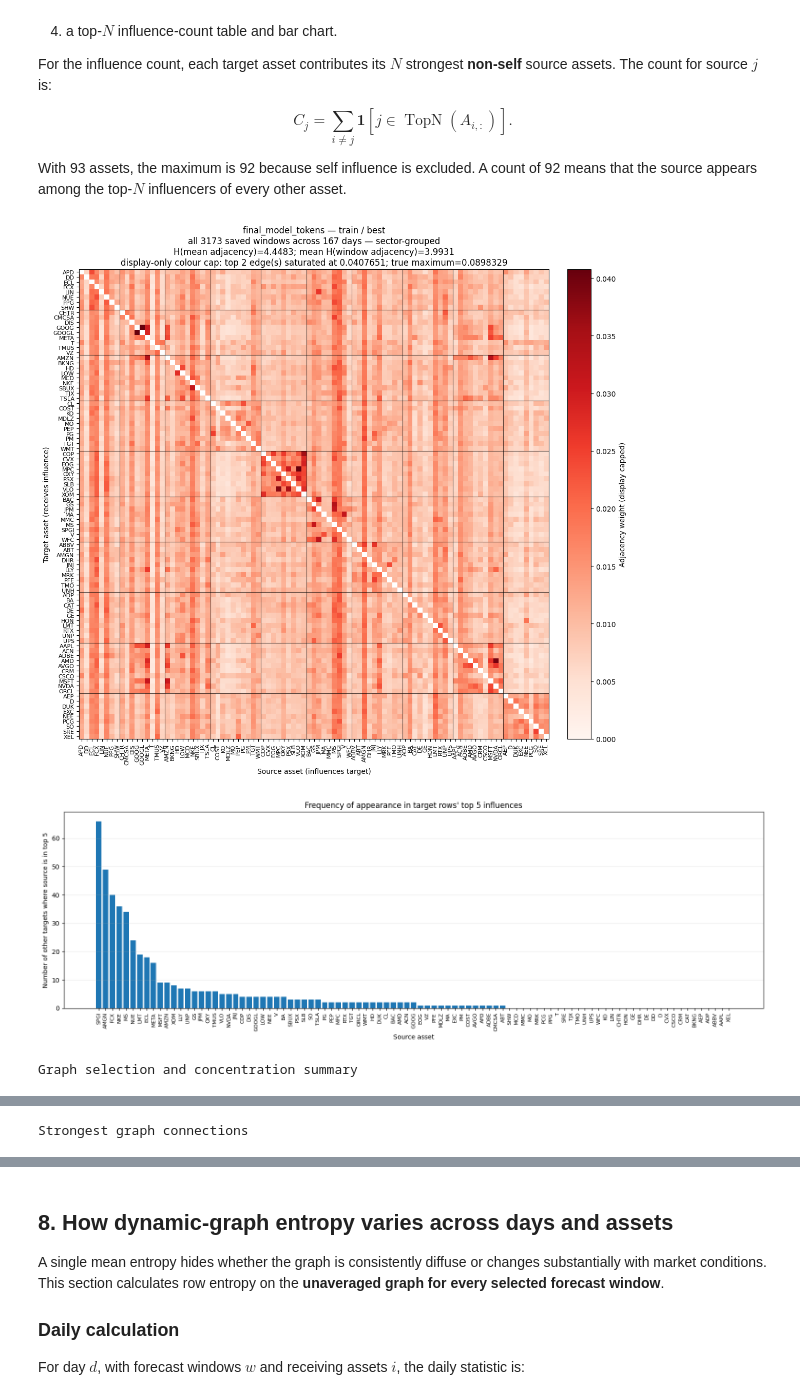
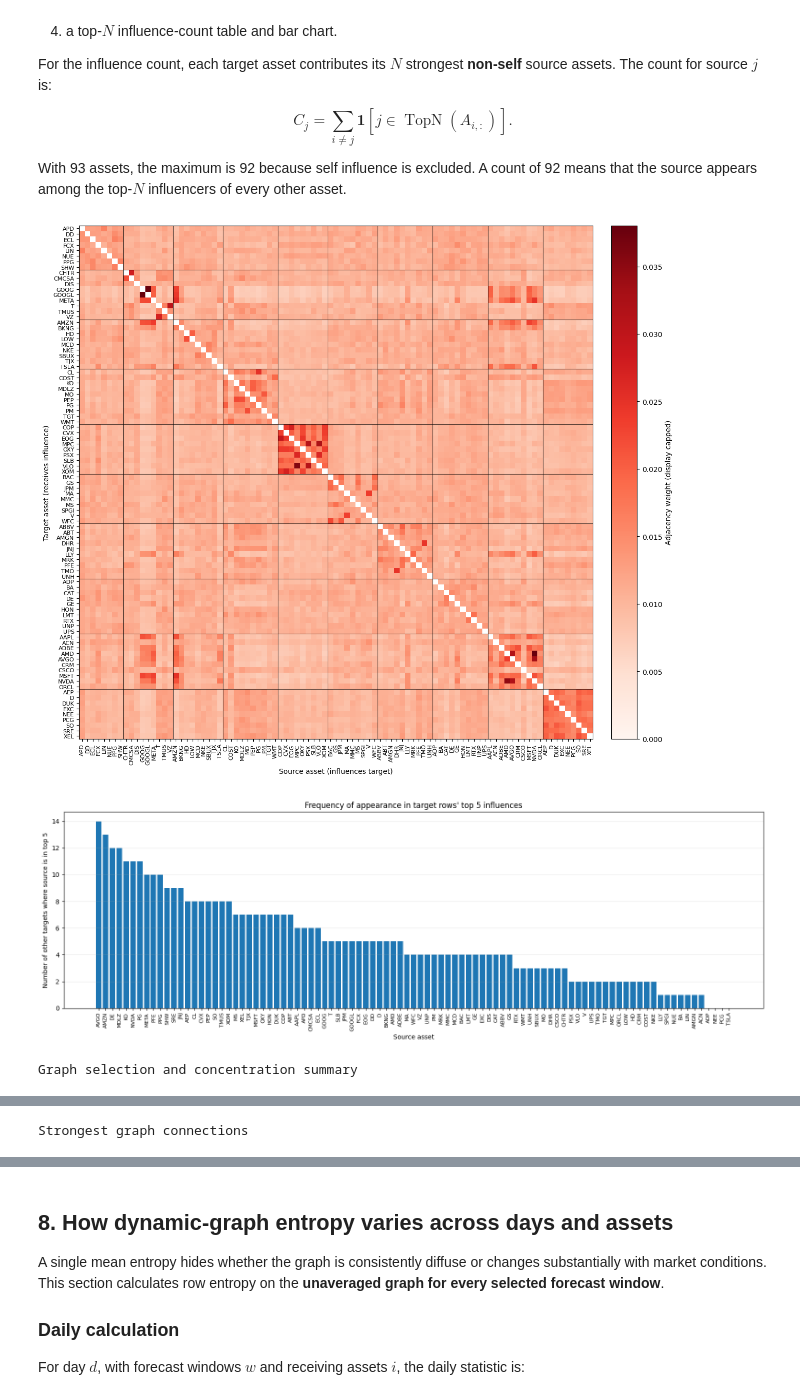
Before and after one commit to VishR-94/dynamic_graphs_thesis, a Jupyter notebook: notebooks/graph_hub.ipynb, the cells around one changed output, grey strips where cells are left out. Cells and saved outputs as stored; diff of their text form; code cells hidden in the pictures.

Commit message:
added graph plotting functions

```diff
--- a/notebooks/graph_hub.ipynb
+++ b/notebooks/graph_hub.ipynb
@@ -365,37 +365,38 @@ With 93 assets, the maximum is 92 because self influence is excluded. A count of
 # Inputs:
 # - model: any exact folder under models_to_use, or a direct path.
 # - split: "train", "validation"/"val", or "test".
 # - policy: None reads a token model's selected saved policy; continuous ignores it.
 # - day/window: exact, None for averaging, or "random" as documented above.
 # - component: "selected", "base", or "dynamic" when saved.
 # - layer: -1 uses the selected graph; another integer selects a saved ST layer.
 # - head: "mean" averages graph heads, or pass a zero-based head index.
 # - top_n: number of non-self connections shown and counted.
 # - direction: "impacted_by" lists sources per target; "impacts" reverses the view.
 # - cluster: keep False for window-to-window comparison.
 graph_report = dge.analyse_graph(
-    "final_model_tokens",
+    "final_model",
     split="train",
     policy=None,
     day=None,
     window=None,
     component="selected",
-    layer=-1,
+    layer=0,
     head="mean",
     top_n=5,
     direction="impacted_by",
     cluster=True,
     random_seed=np.random.randint(0,1e6),
-    heatmap_cap_top_k=2
+    heatmap_cap_top_k=2,
+    show_title=False
 )
 
 plt.show()
 
 display(dge.style_numeric_table(graph_report.summary, caption="Graph selection and concentration summary", precision=5))
 display(dge.style_numeric_table(graph_report.connections, caption="Strongest graph connections", precision=6))
 #display(dge.style_numeric_table(graph_report.top_source_frequency, caption="How often each asset appears in other assets' top-5 sources", precision=3))
 # %% [output]
-[figure, old version]
+[figure, new version]
-[figure, old version]
+[figure, new version]
 Graph selection and concentration summary
 |  | Run | Family | Split | Policy | Graph type | Component | Layer | Head | Selection | ... |
```
Also changed, not shown: parts of 7 cells of this notebook, 3 other files.
